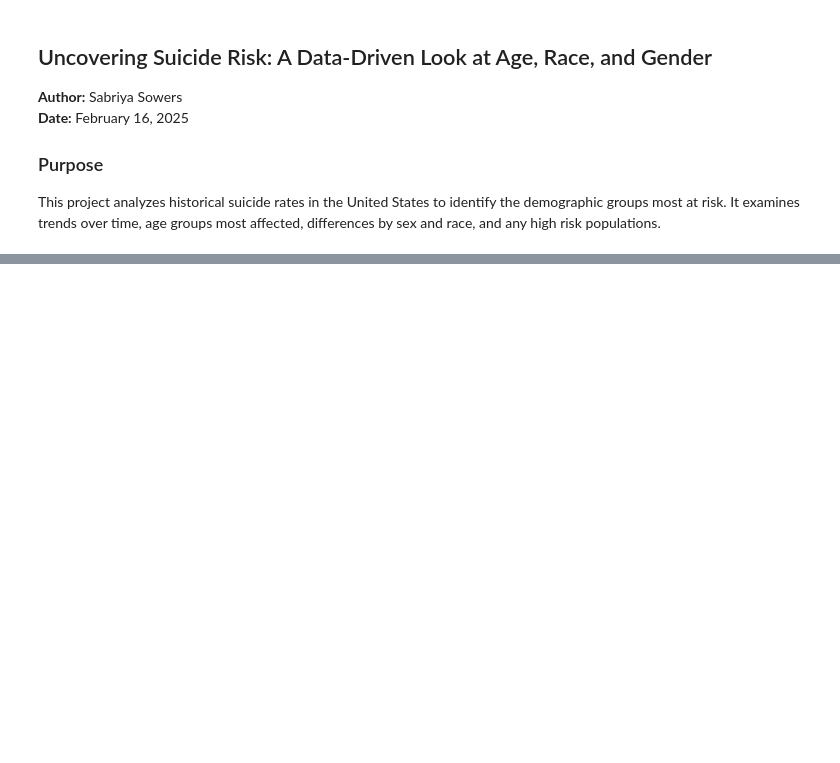
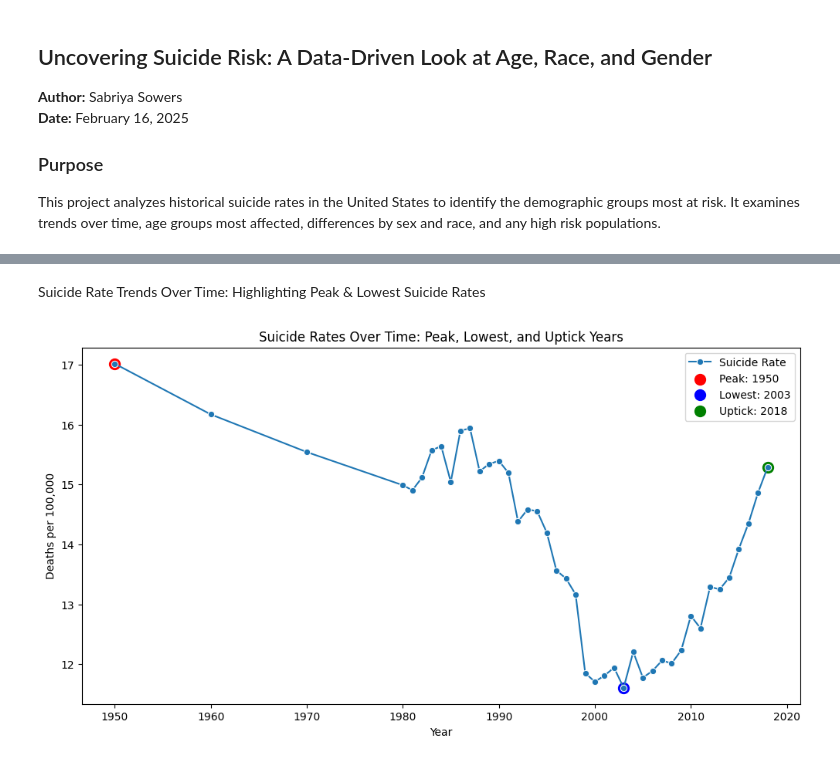
Before and after one commit to ssowers2/datafun-06-eda, a Jupyter notebook: sowers_eda.ipynb, the cells around one changed output, grey strips where cells are left out. Drawn from its saved outputs; the diff is of its cells as text; code cells hidden in the pictures; blank space fills up the shorter version.

Commit message:
Updated notebook with sucicide stats that trend by year and age

```diff
--- a/sowers_eda.ipynb
+++ b/sowers_eda.ipynb
@@ -26,0 +50,38 @@ Error:
+# %% [markdown]
+Suicide Rate Trends Over Time: Highlighting Peak & Lowest Suicide Rates
+# %%
+import matplotlib.pyplot as plt
+import seaborn as sns
+
+# Aggregate data to get the average suicide rate per year
+df_yearly = df.groupby('YEAR', as_index=False)['ESTIMATE'].mean()
+
+# Find the highest and lowest suicide rate years
+max_year = df_yearly.loc[df_yearly['ESTIMATE'].idxmax()]
+min_year = df_yearly.loc[df_yearly['ESTIMATE'].idxmin()]
+
+# Identify the uptick year after 2003 (sharp increase)
+uptick_year = df_yearly[df_yearly['YEAR'] >= 2003].sort_values(by='ESTIMATE', ascending=False).iloc[0]
+
+# Convert peak, lowest, and uptick years to integers
+max_year_year = int(max_year['YEAR'])
+min_year_year = int(min_year['YEAR'])
+uptick_year_year = int(uptick_year['YEAR'])
+
+# Plot the line chart
+plt.figure(figsize=(12, 6))
+sns.lineplot(data=df_yearly, x='YEAR', y='ESTIMATE', marker='o', label="Suicide Rate")
+
+# Highlight peak, lowest, and uptick points
+plt.scatter(max_year_year, max_year['ESTIMATE'], color='red', s=100, label=f"Peak: {max_year_year}")
+plt.scatter(min_year_year, min_year['ESTIMATE'], color='blue', s=100, label=f"Lowest: {min_year_year}")
+plt.scatter(uptick_year_year, uptick_year['ESTIMATE'], color='green', s=100, label=f"Uptick: {uptick_year_year}")
+
+# Labels & title
+plt.title('Suicide Rates Over Time: Peak, Lowest, and Uptick Years')
+plt.xlabel('Year')
+plt.ylabel('Deaths per 100,000')
+plt.legend()
+plt.show()
+# %% [output]
+[figure, added]
```
Also changed, not shown: parts of 9 cells of this notebook.
